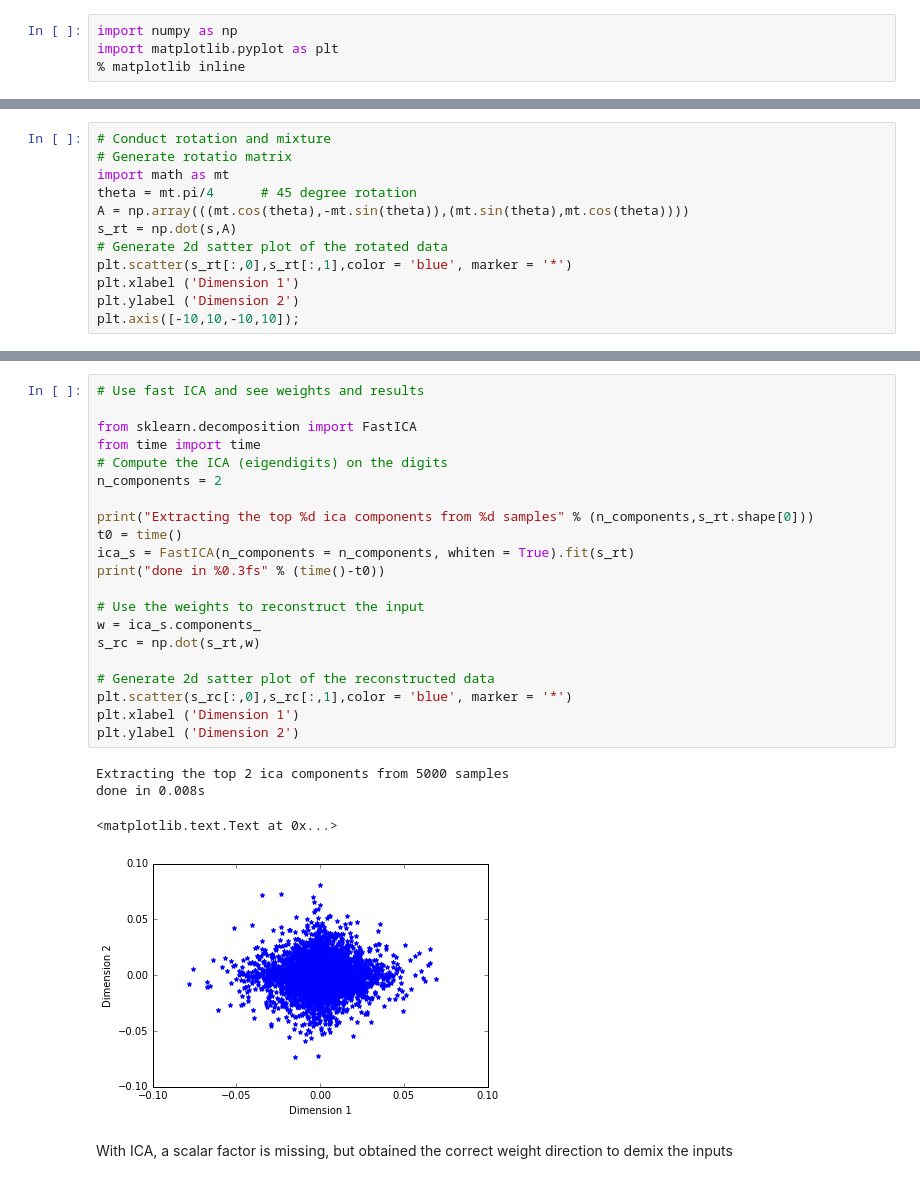
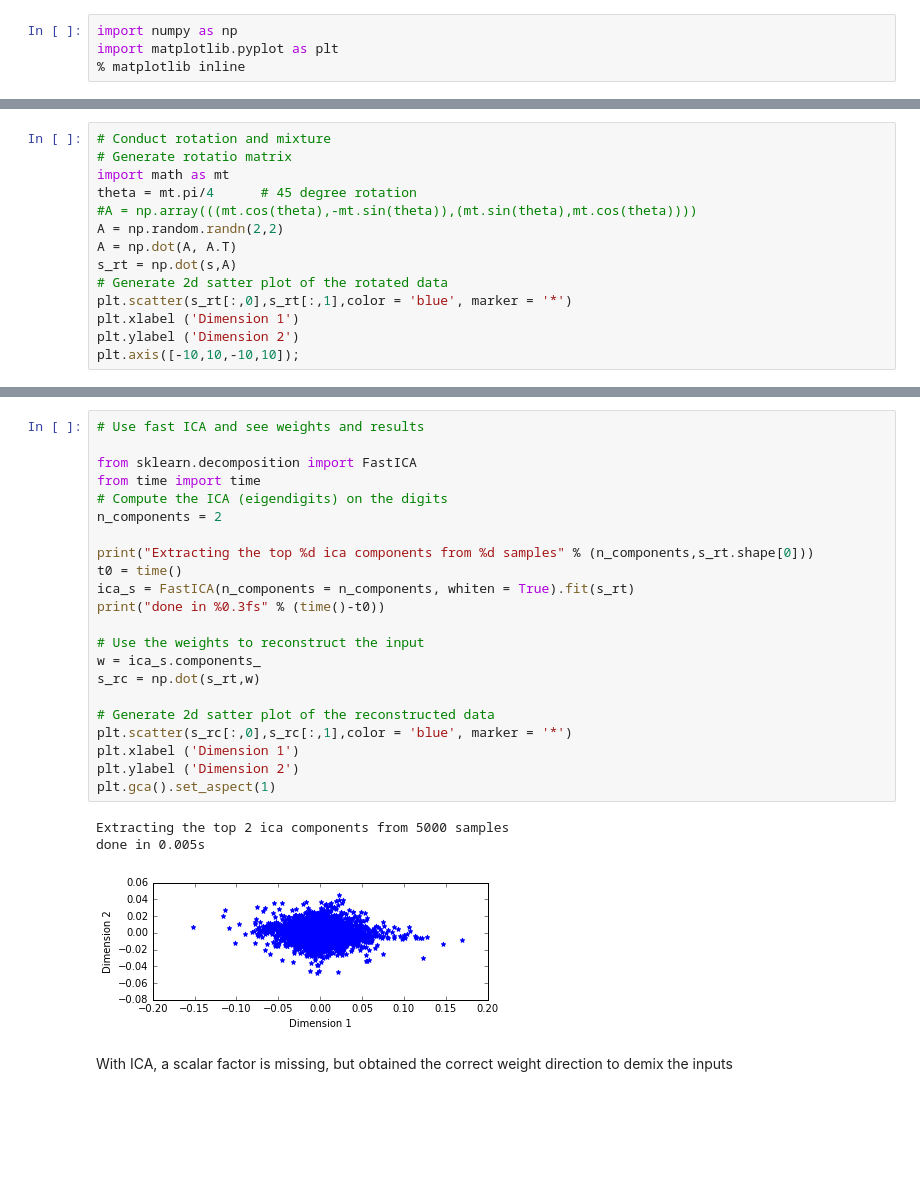
Before and after one commit to ShuangLiBCM/NNDL_Shuang, a Jupyter notebook: Laplace data_training with BCM local learning rule.ipynb, the cells around one changed output, grey strips where cells are left out. Drawn from its saved outputs; the diff is of its cells as text; blank space fills up the shorter version.

```diff
--- a/Laplace data_training with BCM local learning rule.ipynb
+++ b/Laplace data_training with BCM local learning rule.ipynb
@@ -46,7 +46,9 @@ plt.axis([-10,10,-10,10]);
 # Generate rotatio matrix
 import math as mt
 theta = mt.pi/4      # 45 degree rotation
-A = np.array(((mt.cos(theta),-mt.sin(theta)),(mt.sin(theta),mt.cos(theta))))
+#A = np.array(((mt.cos(theta),-mt.sin(theta)),(mt.sin(theta),mt.cos(theta))))
+A = np.random.randn(2,2)
+A = np.dot(A, A.T)
 s_rt = np.dot(s,A)
 # Generate 2d satter plot of the rotated data
 plt.scatter(s_rt[:,0],s_rt[:,1],color = 'blue', marker = '*')
@@ -58,29 +60,29 @@ plt.axis([-10,10,-10,10]);
 # %%
 # Use fast ICA and see weights and results
 
 from sklearn.decomposition import FastICA
 from time import time
 # Compute the ICA (eigendigits) on the digits
 n_components = 2
 
 print("Extracting the top %d ica components from %d samples" % (n_components,s_rt.shape[0]))
 t0 = time()
 ica_s = FastICA(n_components = n_components, whiten = True).fit(s_rt)
 print("done in %0.3fs" % (time()-t0))
 
 # Use the weights to reconstruct the input
 w = ica_s.components_
 s_rc = np.dot(s_rt,w)
 
 # Generate 2d satter plot of the reconstructed data
 plt.scatter(s_rc[:,0],s_rc[:,1],color = 'blue', marker = '*')
 plt.xlabel ('Dimension 1')
 plt.ylabel ('Dimension 2')
+plt.gca().set_aspect(1)
 # %% [output]
 Extracting the top 2 ica components from 5000 samples
-done in 0.008s
+done in 0.005s
-<matplotlib.text.Text at 0x...>
-[figure, old version]
+[figure, new version]
 # %% [markdown]
 With ICA, a scalar factor is missing, but obtained the correct weight direction to demix the inputs
 # %%
```
Also changed, not shown: parts of 7 cells of this notebook.
